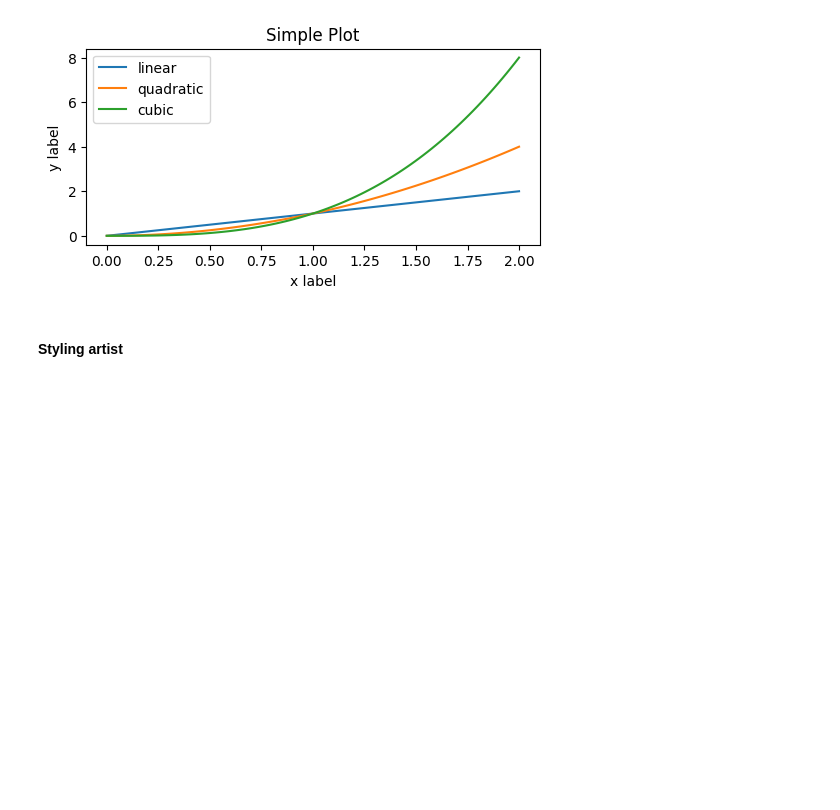
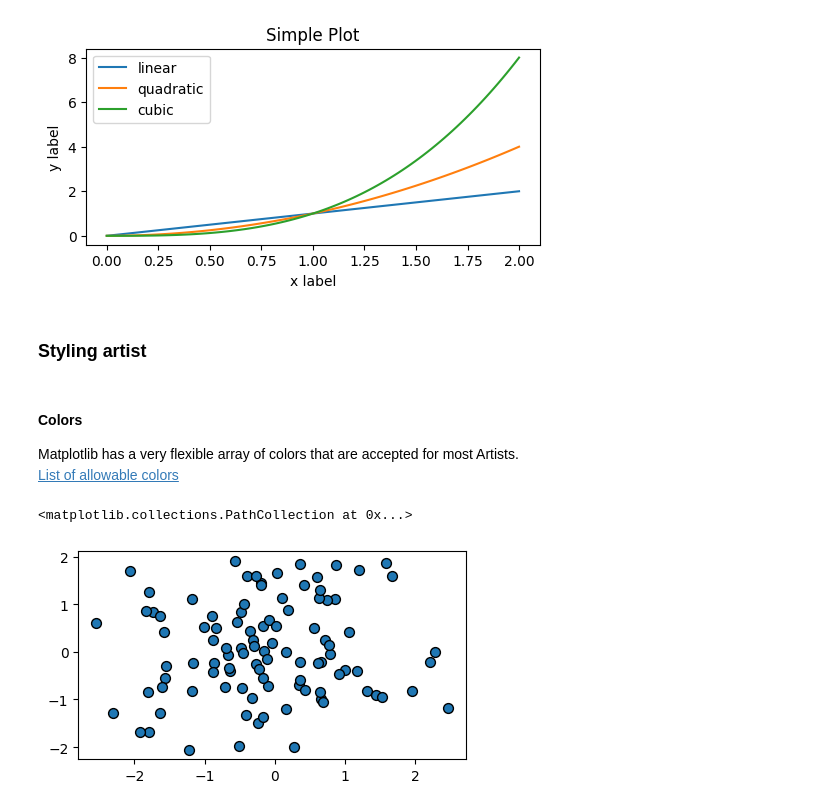
Before and after one commit to abhinandan1999/Learning, a Jupyter notebook: Data Visualization/Python Visualization/Matplotlib/matplotlib.ipynb, the cells around one changed output. Cells and saved outputs as stored; diff of their text form; code cells hidden in the pictures; blank space fills up the shorter version.

```diff
--- a/Data Visualization/Python Visualization/Matplotlib/matplotlib.ipynb
+++ b/Data Visualization/Python Visualization/Matplotlib/matplotlib.ipynb
@@ -74,4 +71,16 @@ plt.legend()
 <matplotlib.legend.Legend at 0x...>
 [figure]
 # %% [markdown]
-#### Styling artist
+### Styling artist
+# %% [markdown]
+#### Colors
+Matplotlib has a very flexible array of colors that are accepted for most Artists. <br>
+[List of allowable colors](https://matplotlib.org/stable/users/explain/colors/colors.html#colors-def)
+# %%
+data1, data2, data3, data4 = np.random.randn(4, 100)  # make 4 random data sets
+# %%
+fig, ax = plt.subplots(figsize=(5, 2.7))
+ax.scatter(data1, data2, s=50, facecolor="C0", edgecolor="k")
+# %% [output]
+<matplotlib.collections.PathCollection at 0x...>
+[figure, added]
```
Also changed, not shown: parts of 24 cells of this notebook, 1 other file.
